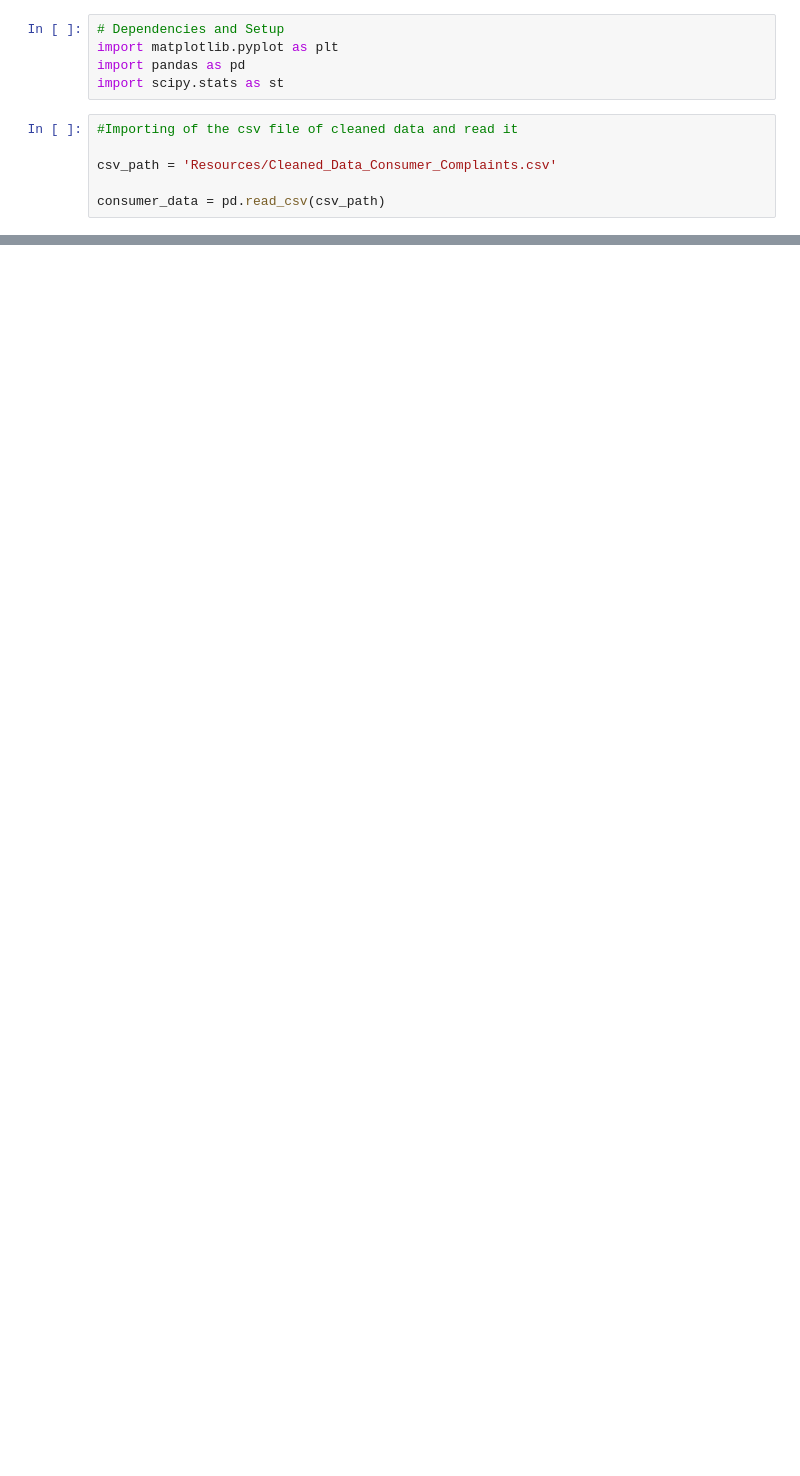
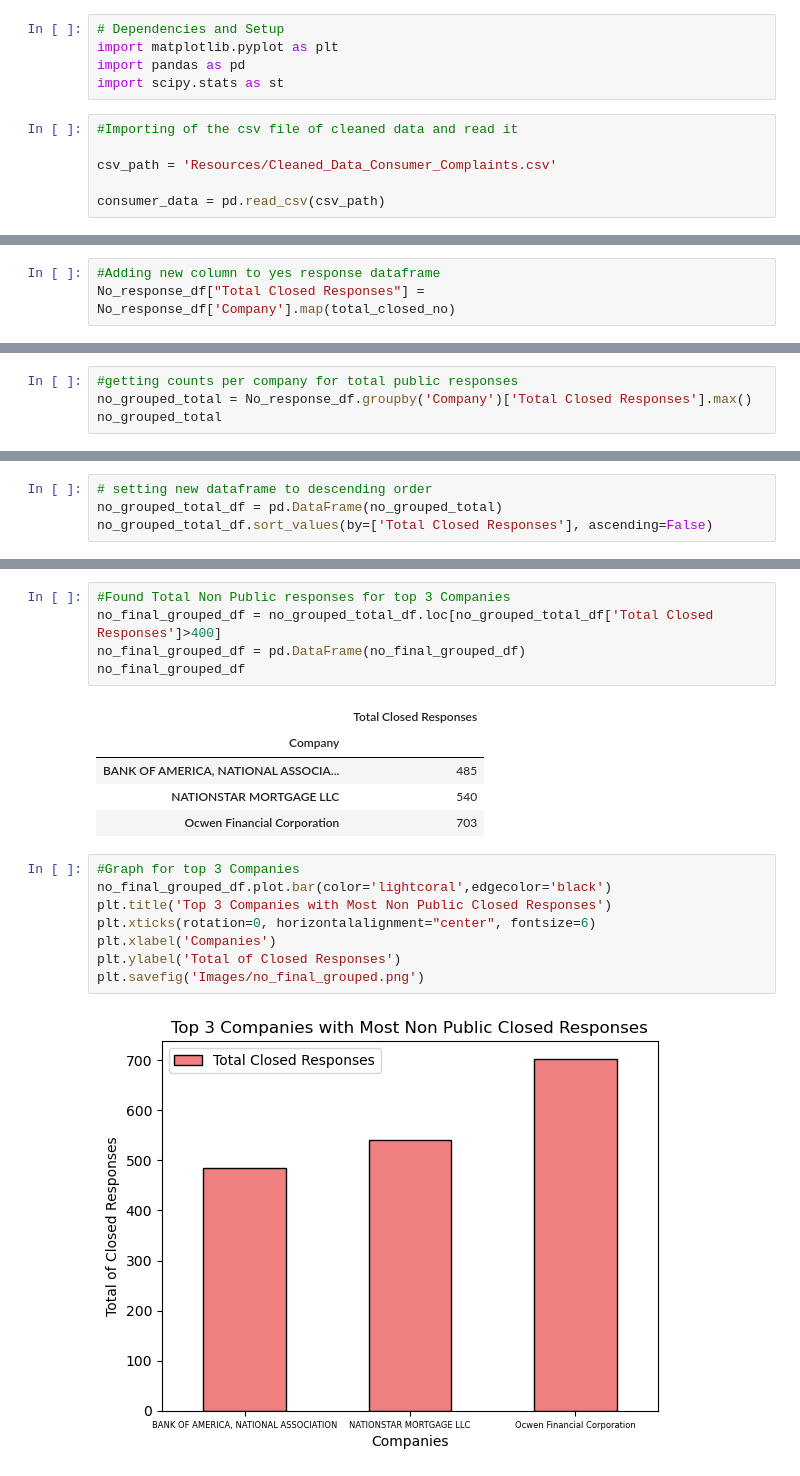
Before and after one commit to carlosvalenciano/Customer-Complaints, a Jupyter notebook: customercomplaints.ipynb, the cells around one changed output, grey strips where cells are left out. Cells and saved outputs as stored; diff of their text form; blank space fills up the shorter version.

```diff
--- a/customercomplaints.ipynb
+++ b/customercomplaints.ipynb
@@ -27,0 +164,3 @@ consumer_data.head(100)
+# %%
+#Adding new column to yes response dataframe
+No_response_df["Total Closed Responses"] = No_response_df['Company'].map(total_closed_no)
@@ -27,0 +173,4 @@ consumer_data.head(100)
+# %%
+#getting counts per company for total public responses
+no_grouped_total = No_response_df.groupby('Company')['Total Closed Responses'].max()
+no_grouped_total
@@ -27,0 +191,4 @@ consumer_data.head(100)
+# %%
+# setting new dataframe to descending order
+no_grouped_total_df = pd.DataFrame(no_grouped_total)
+no_grouped_total_df.sort_values(by=['Total Closed Responses'], ascending=False)
@@ -27,0 +210,21 @@ consumer_data.head(100)
+# %%
+#Found Total Non Public responses for top 3 Companies
+no_final_grouped_df = no_grouped_total_df.loc[no_grouped_total_df['Total Closed Responses']>400]
+no_final_grouped_df = pd.DataFrame(no_final_grouped_df)
+no_final_grouped_df
+# %% [output]
+|  | Total Closed Responses |
+| Company |  |
+| BANK OF AMERICA, NATIONAL ASSOCIA... | 485 |
+| NATIONSTAR MORTGAGE LLC | 540 |
+| Ocwen Financial Corporation | 703 |
+# %%
+#Graph for top 3 Companies
+no_final_grouped_df.plot.bar(color='lightcoral',edgecolor='black')
+plt.title('Top 3 Companies with Most Non Public Closed Responses')
+plt.xticks(rotation=0, horizontalalignment="center", fontsize=6)
+plt.xlabel('Companies')
+plt.ylabel('Total of Closed Responses')
+plt.savefig('Images/no_final_grouped.png')
+# %% [output]
+[figure, added]
```
Also changed, not shown: parts of 69 cells of this notebook, 17 other files.
